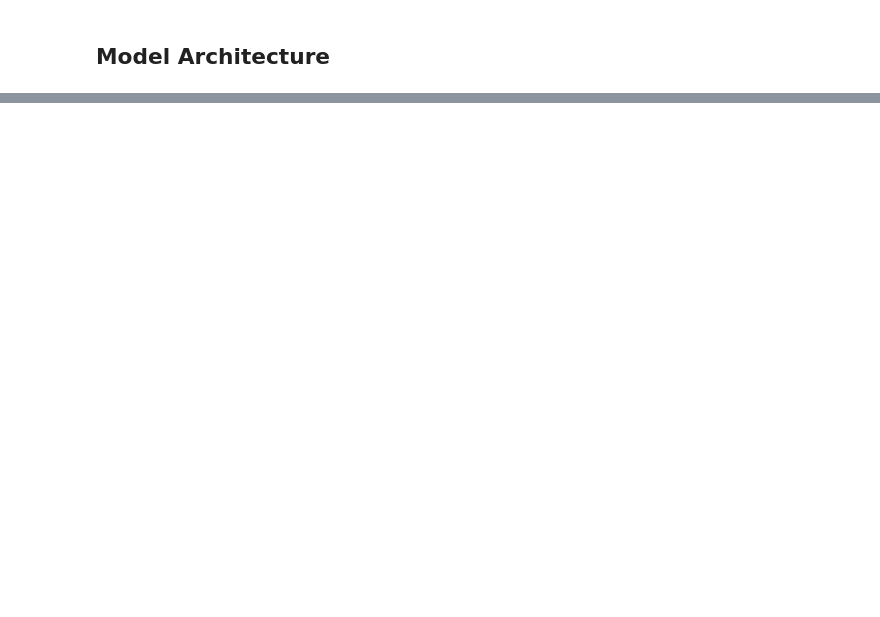
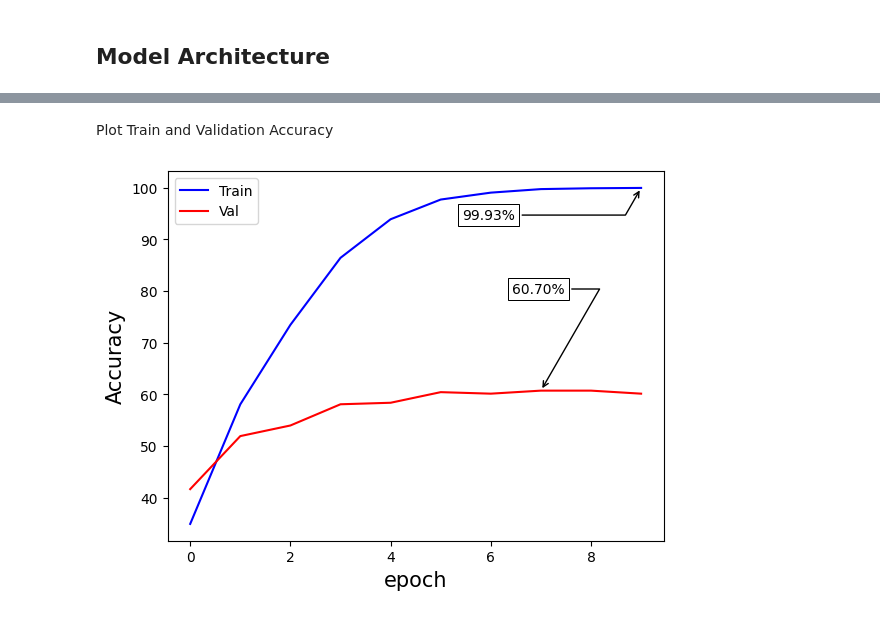
Before and after one commit to ArivalaganRaghavan/Computer-vision-practise, a Jupyter notebook: CV_practice_2.ipynb, the cells around one changed output, grey strips where cells are left out. Drawn from its saved outputs; the diff is of its cells as text; code cells hidden in the pictures; blank space fills up the shorter version.

```diff
--- a/CV_practice_2.ipynb
+++ b/CV_practice_2.ipynb
@@ -64,3 +71,5 @@ Found 372 files belonging to 10 classes.
+# %%
+train_ds, val_ds, test_ds = preprocess(train_data, val_data, test_data)
 # %% [markdown]
 ## Model Architecture
 # %%
@@ -102,0 +125,2 @@ Model: "model_cnn"
+# %%
+model_fit = compile_train_v1(model, train_ds, val_ds)
@@ -102,0 +148,37 @@ Model: "model_cnn"
+# %% [markdown]
+Plot Train and Validation Accuracy
+# %%
+# helper function to annotate maximum values in the plots
+def annot_max(x,y, xytext=(0.94,0.96), ax=None, only_y=True):
+    xmax = x[np.argmax(y)]
+    ymax = max(y)
+    if only_y:
+        text = "{:.2f}%".format(ymax)
+    else:
+        text= "x={:.2f}, y={:.2f}%".format(xmax, ymax)
+    if not ax:
+        ax=plt.gca()
+    bbox_props = dict(boxstyle="square,pad=0.3", fc="w", ec="k", lw=0.72)
+    arrowprops=dict(arrowstyle="->",connectionstyle="angle,angleA=0,angleB=60")
+    kw = dict(xycoords='data',textcoords="axes fraction",
+              arrowprops=arrowprops, bbox=bbox_props, ha="right", va="top")
+    ax.annotate(text, xy=(xmax, ymax), xytext=xytext, **kw)
+
+def plot_accuracy(model_fit):
+    #accuracy graph
+    x = range(0,len(model_fit.history['accuracy']))
+    y_train = [acc * 100 for acc in model_fit.history['accuracy']]
+    y_val = [acc * 100 for acc in model_fit.history['val_accuracy']]
+
+    plt.plot(x, y_train, label='Train', color='b')
+    annot_max(x, y_train, xytext=(0.7,0.9))
+    plt.plot(x, y_val, label='Val', color='r')
+    annot_max(x, y_val, xytext=(0.8,0.7))
+    plt.ylabel('Accuracy', fontsize=15)
+    plt.xlabel('epoch', fontsize=15)
+    plt.legend()
+    plt.show()
+# %%
+plot_accuracy(model_fit)
+# %% [output]
+[figure, added]
```
Also changed, not shown: parts of 31 cells of this notebook.
